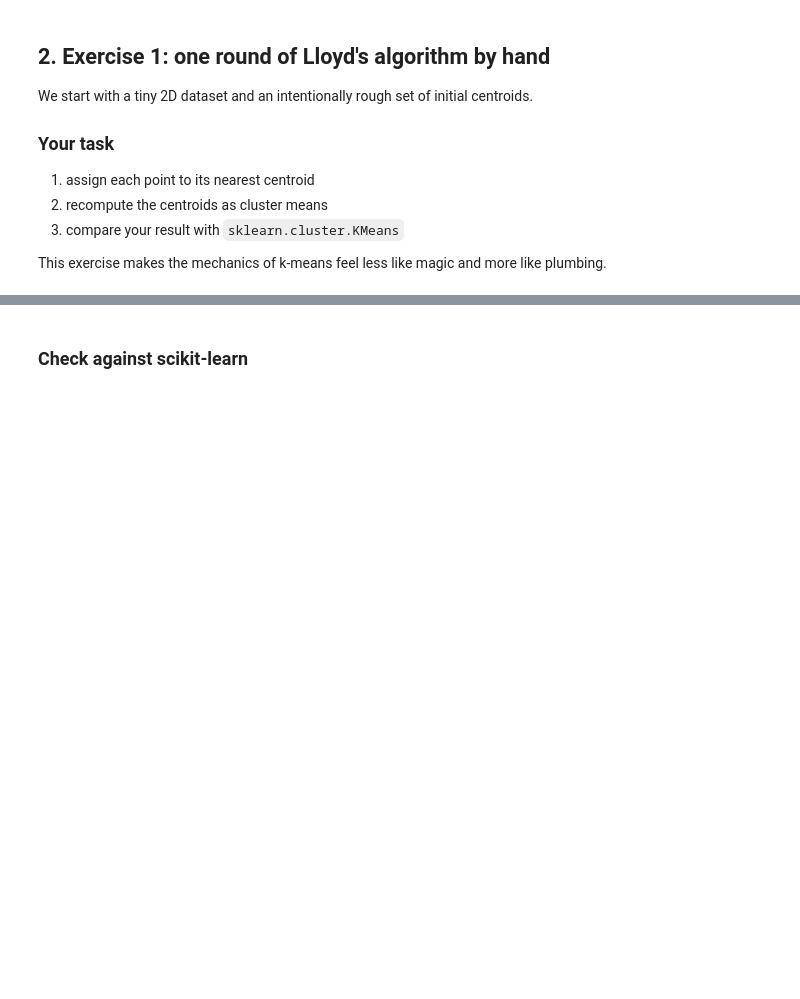
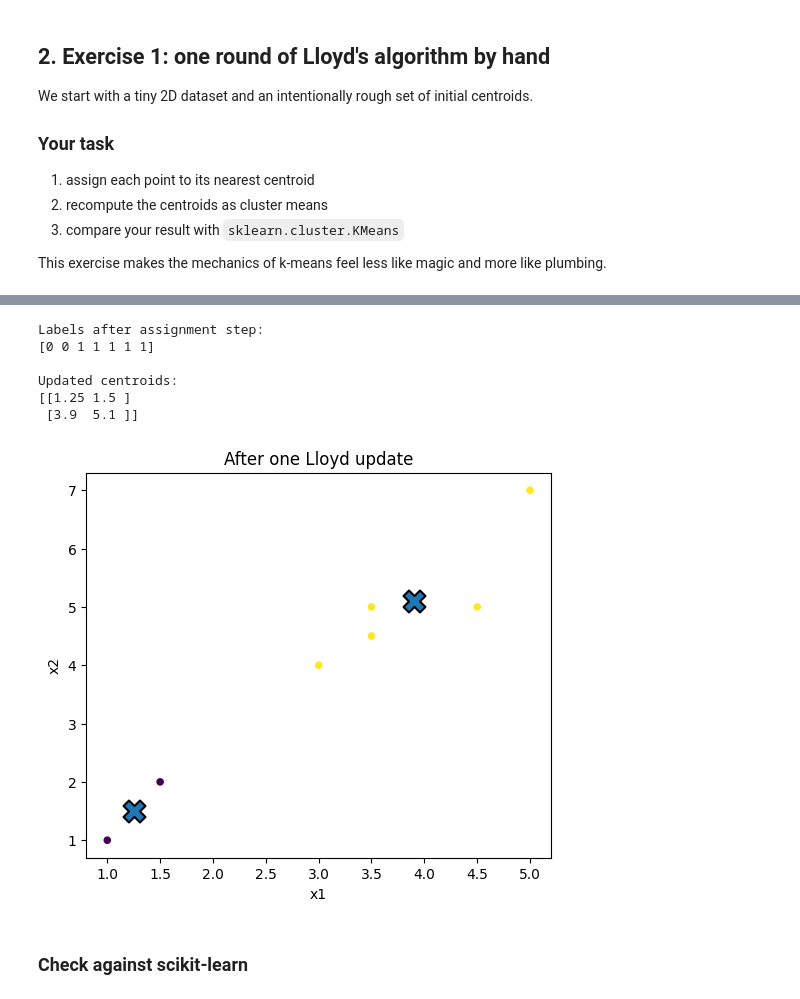
Before and after one commit to lena458/machine_learning, a Jupyter notebook: kmeans_demo_exercises.ipynb, the cells around one changed output, grey strips where cells are left out. Drawn from its saved outputs; the diff is of its cells as text; code cells hidden in the pictures; blank space fills up the shorter version.

```diff
--- a/kmeans_demo_exercises.ipynb
+++ b/kmeans_demo_exercises.ipynb
@@ -159,14 +169,38 @@ print(centers0)
 # %%
 
 # TODO:
 # 1) assign each point in X_small to the nearest centroid in centers0
 # 2) compute the updated centroids
 # 3) print labels and new_centers
+dists = ((X_small[:, None, :] - centers0[None, :, :]) ** 2).sum(axis=2)
+labels = np.argmin(dists, axis=1)
+
+new_centers = np.vstack([
+    X_small[labels == k].mean(axis=0)
+    for k in range(centers0.shape[0])
+])
+
+print("\nLabels after assignment step:")
+print(labels)
+print("\nUpdated centroids:")
+print(new_centers)
+
+fig, ax = plt.subplots()
+plot_clusters(X_small, labels, new_centers, title="After one Lloyd update", ax=ax)
+plt.show()
 
 # labels = ...
 # new_centers = ...
 # print(labels)
 # print(new_centers)
+# %% [output]
+Labels after assignment step:
+[0 0 1 1 1 1 1]
+
+Updated centroids:
+[[1.25 1.5 ]
+ [3.9  5.1 ]]
+[figure, added]
 # %% [markdown]
 
 ### Check against scikit-learn
```
Also changed, not shown: parts of 12 cells of this notebook.
